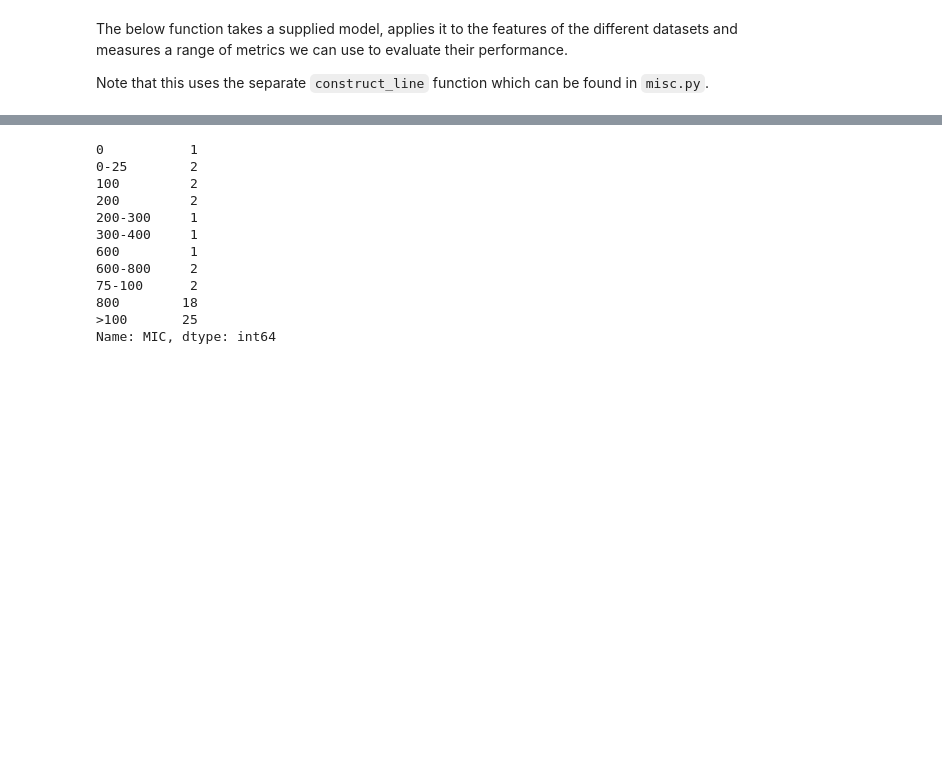
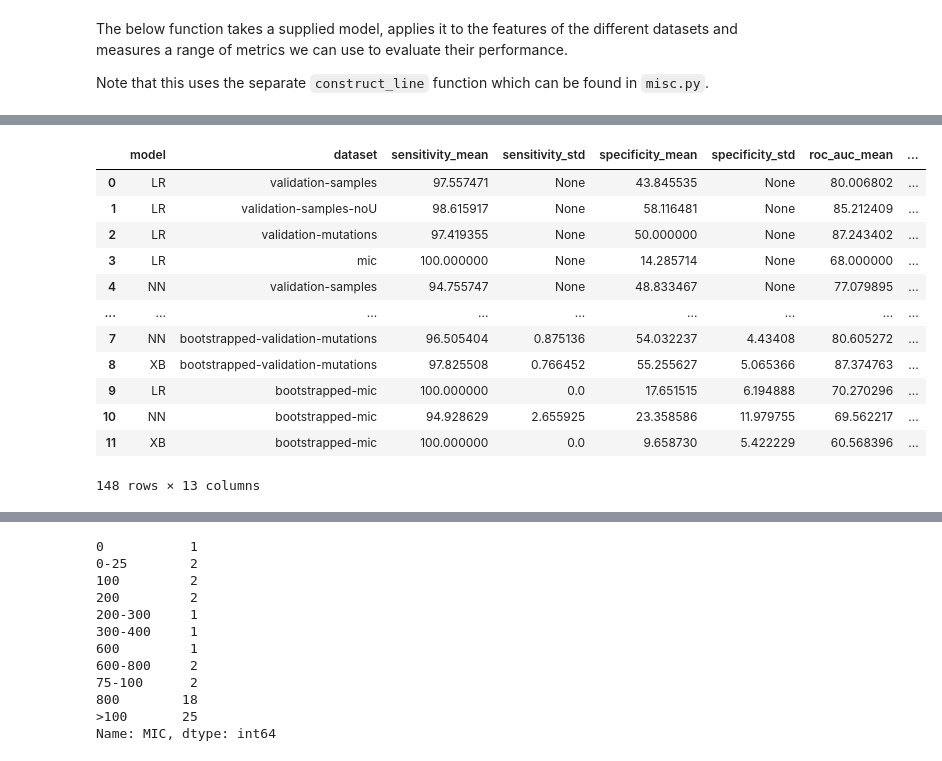
Before and after one commit to fowler-lab/predict-pyrazinamide-resistance, a Jupyter notebook: 12-validate-models.ipynb, the cells around one changed output, grey strips where cells are left out. Drawn from its saved outputs; the diff is of its cells as text; code cells hidden in the pictures; blank space fills up the shorter version.

```diff
--- a/12-validate-models.ipynb
+++ b/12-validate-models.ipynb
@@ -90 +124,30 @@ for i in ['validation-samples', 'validation-samples-noU', 'validation-mutations'
+# %%
+line = []
+for i in ['validation-samples', 'validation-samples-noU', 'validation-mutations', 'mic']:
+    for model in ['LR', 'NN', 'XB']:
+        sens_mean = test_results[(test_results.model==model) & (test_results.dataset!=i) & (test_results.dataset.str.contains(i))].sensitivity_mean.mean()
+        sens_std = 1.96*test_results[(test_results.model==model) & (test_results.dataset!=i) & (test_results.dataset.str.contains(i))].sensitivity_mean.std()/10**0.5
+        spec_mean = test_results[(test_results.model==model) & (test_results.dataset!=i) & (test_results.dataset.str.contains(i))].specificity_mean.mean()
+        spec_std = 1.96*test_results[(test_results.model==model) & (test_results.dataset!=i) & (test_results.dataset.str.contains(i))].specificity_mean.std()/10**0.5
+        roc_mean = test_results[(test_results.model==model) & (test_results.dataset!=i) & (test_results.dataset.str.contains(i))].roc_auc_mean.mean()
+        row = [model, 'bootstrapped-'+i, sens_mean, sens_std, spec_mean, spec_std, roc_mean, None, None, None, None, None, None ]
+        line.append(row)
+
+extra_rows = pandas.DataFrame(line, columns=['model', 'dataset', 'sensitivity_mean', 'sensitivity_std', 'specificity_mean', 'specificity_std' ,'roc_auc_mean', 'roc_auc_std','TN','FP','FN','TP', 'model_parameters'])
+test_results  = pandas.concat([test_results, extra_rows])
+test_results
+# %% [output]
+|  | model | dataset | sensitivity_mean | sensitivity_std | specificity_mean | specificity_std | roc_auc_mean | ... |
+| 0 | LR | validation-samples | 97.557471 | None | 43.845535 | None | 80.006802 | ... |
+| 1 | LR | validation-samples-noU | 98.615917 | None | 58.116481 | None | 85.212409 | ... |
+| 2 | LR | validation-mutations | 97.419355 | None | 50.000000 | None | 87.243402 | ... |
+| 3 | LR | mic | 100.000000 | None | 14.285714 | None | 68.000000 | ... |
+| 4 | NN | validation-samples | 94.755747 | None | 48.833467 | None | 77.079895 | ... |
+| ... | ... | ... | ... | ... | ... | ... | ... | ... |
+| 7 | NN | bootstrapped-validation-mutations | 96.505404 | 0.875136 | 54.032237 | 4.43408 | 80.605272 | ... |
+| 8 | XB | bootstrapped-validation-mutations | 97.825508 | 0.766452 | 55.255627 | 5.065366 | 87.374763 | ... |
+| 9 | LR | bootstrapped-mic | 100.000000 | 0.0 | 17.651515 | 6.194888 | 70.270296 | ... |
+| 10 | NN | bootstrapped-mic | 94.928629 | 2.655925 | 23.358586 | 11.979755 | 69.562217 | ... |
+| 11 | XB | bootstrapped-mic | 100.000000 | 0.0 | 9.658730 | 5.422229 | 60.568396 | ... |
+148 rows × 13 columns
 # %%
```
Also changed, not shown: parts of 6 cells of this notebook, 4 other files.
